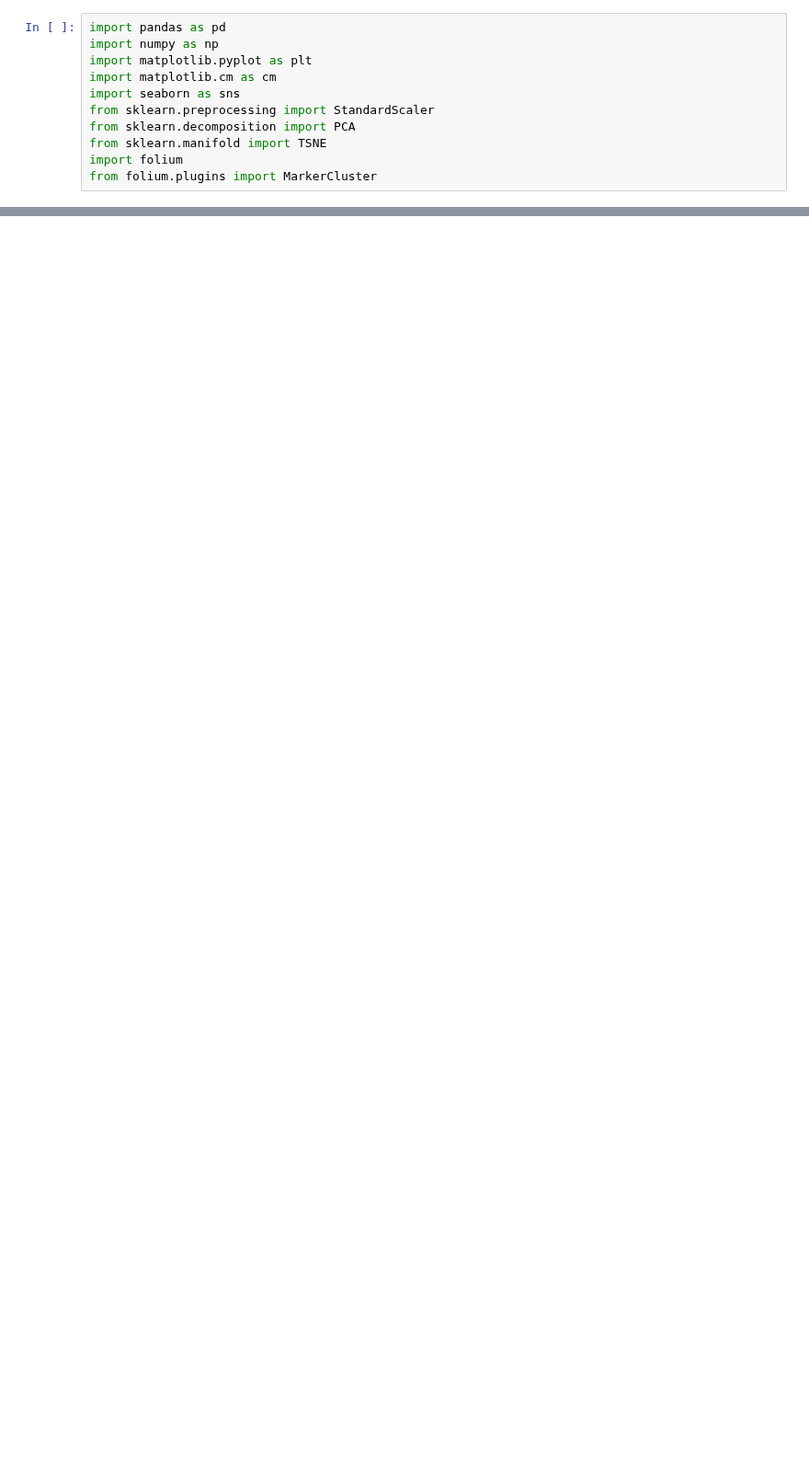
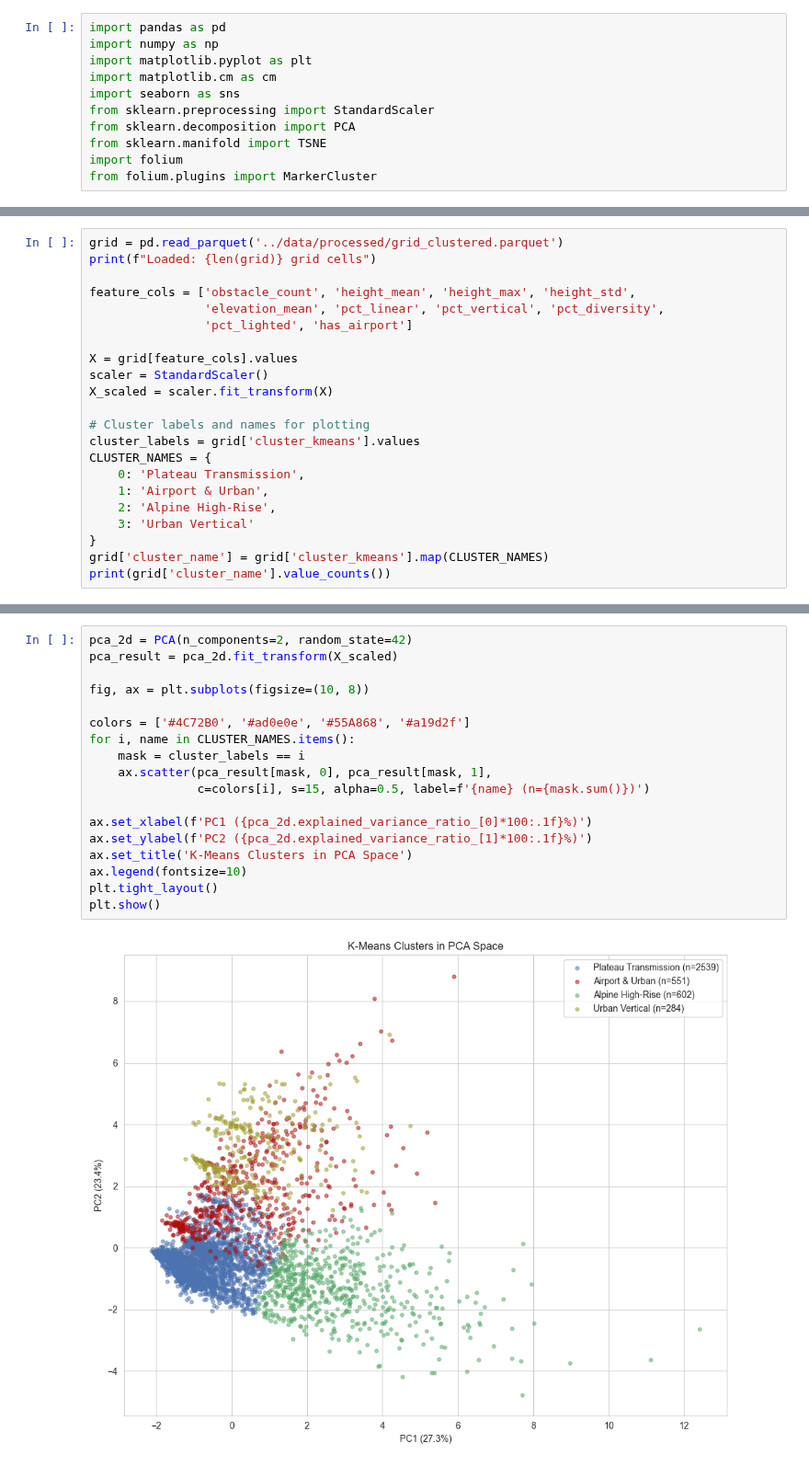
Before and after one commit to maybebool/swiss-airspace-obstacle-profiling, a Jupyter notebook: notebooks/DR_and_Visualization.ipynb, the cells around one changed output, grey strips where cells are left out. Shown at 92% size. Saved outputs shown, nothing was run; the diff lists cells and outputs as text; blank space fills up the shorter version.

```diff
--- a/notebooks/DR_and_Visualization.ipynb
+++ b/notebooks/DR_and_Visualization.ipynb
@@ -20,0 +21,22 @@ from folium.plugins import MarkerCluster
+# %%
+grid = pd.read_parquet('../data/processed/grid_clustered.parquet')
+print(f"Loaded: {len(grid)} grid cells")
+
+feature_cols = ['obstacle_count', 'height_mean', 'height_max', 'height_std',
+                'elevation_mean', 'pct_linear', 'pct_vertical', 'pct_diversity',
+                'pct_lighted', 'has_airport']
+
+X = grid[feature_cols].values
+scaler = StandardScaler()
+X_scaled = scaler.fit_transform(X)
+
+# Cluster labels and names for plotting
+cluster_labels = grid['cluster_kmeans'].values
+CLUSTER_NAMES = {
+    0: 'Plateau Transmission',
+    1: 'Airport & Urban',
+    2: 'Alpine High-Rise',
+    3: 'Urban Vertical'
+}
+grid['cluster_name'] = grid['cluster_kmeans'].map(CLUSTER_NAMES)
+print(grid['cluster_name'].value_counts())
@@ -20,0 +104,20 @@ from folium.plugins import MarkerCluster
+# %%
+pca_2d = PCA(n_components=2, random_state=42)
+pca_result = pca_2d.fit_transform(X_scaled)
+
+fig, ax = plt.subplots(figsize=(10, 8))
+
+colors = ['#4C72B0', '#ad0e0e', '#55A868', '#a19d2f']
+for i, name in CLUSTER_NAMES.items():
+    mask = cluster_labels == i
+    ax.scatter(pca_result[mask, 0], pca_result[mask, 1],
+               c=colors[i], s=15, alpha=0.5, label=f'{name} (n={mask.sum()})')
+
+ax.set_xlabel(f'PC1 ({pca_2d.explained_variance_ratio_[0]*100:.1f}%)')
+ax.set_ylabel(f'PC2 ({pca_2d.explained_variance_ratio_[1]*100:.1f}%)')
+ax.set_title('K-Means Clusters in PCA Space')
+ax.legend(fontsize=10)
+plt.tight_layout()
+plt.show()
+# %% [output]
+[figure, added]
```
Also changed, not shown: parts of 11 cells of this notebook.
